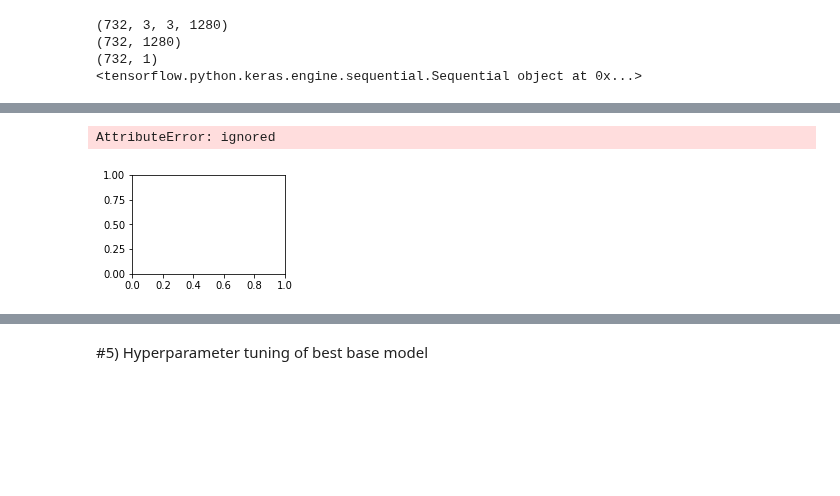
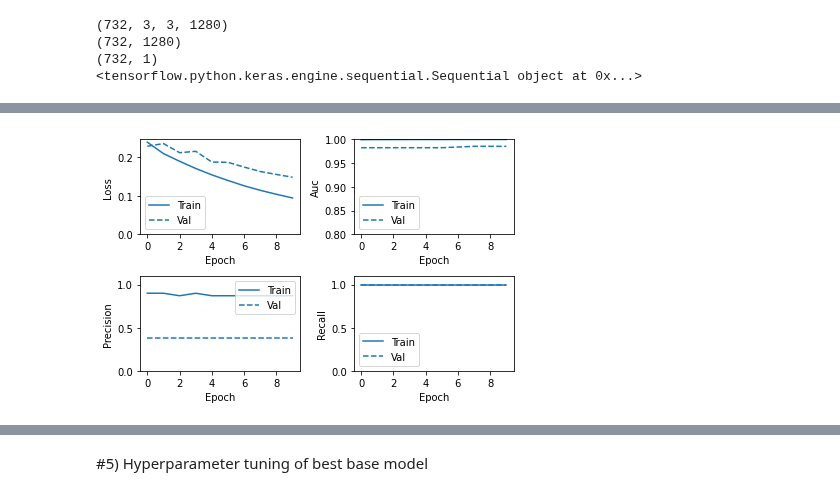
Before and after one commit to jacheung/bookshelf, a Jupyter notebook: autocurator_CNN_v1_0.ipynb, the cells around one changed output, grey strips where cells are left out. Drawn from its saved outputs; the diff is of its cells as text; code cells hidden in the pictures; blank space fills up the shorter version.

Commit message:
first iteration of base model complete. Decent scores on validation set as baseline

```diff
--- a/autocurator_CNN_v1_0.ipynb
+++ b/autocurator_CNN_v1_0.ipynb
@@ -168,6 +168,7 @@ METRICS = [
       keras.metrics.FalseNegatives(name='fn'),
       keras.metrics.Precision(name='precision'),
       keras.metrics.Recall(name='recall'),
+      keras.metrics.AUC(name = 'auc')
 ]
 
 base_learning_rate = 0.0001
@@ -208,25 +209,26 @@ Epoch 10/10
 # %%
 # Model evaluation
+colors = plt.rcParams['axes.prop_cycle'].by_key()['color']
 def plot_metrics(history):
   metrics =  ['loss', 'auc', 'precision', 'recall']
   for n, metric in enumerate(metrics):
     name = metric.replace("_"," ").capitalize()
     plt.subplot(2,2,n+1)
     plt.plot(history.epoch,  history.history[metric], color=colors[0], label='Train')
     plt.plot(history.epoch, history.history['val_'+metric],
              color=colors[0], linestyle="--", label='Val')
     plt.xlabel('Epoch')
     plt.ylabel(name)
     if metric == 'loss':
       plt.ylim([0, plt.ylim()[1]])
     elif metric == 'auc':
       plt.ylim([0.8,1])
     else:
-      plt.ylim([0,1])
+      plt.ylim([0,1.1])
 
     plt.legend()
+    plt.tight_layout()
 
-plot_metrics(model)
+plot_metrics(history)
 # %% [output]
-AttributeError: ignored
-[figure, old version]
+[figure, new version]
```
Also changed, not shown: parts of 6 cells of this notebook.
